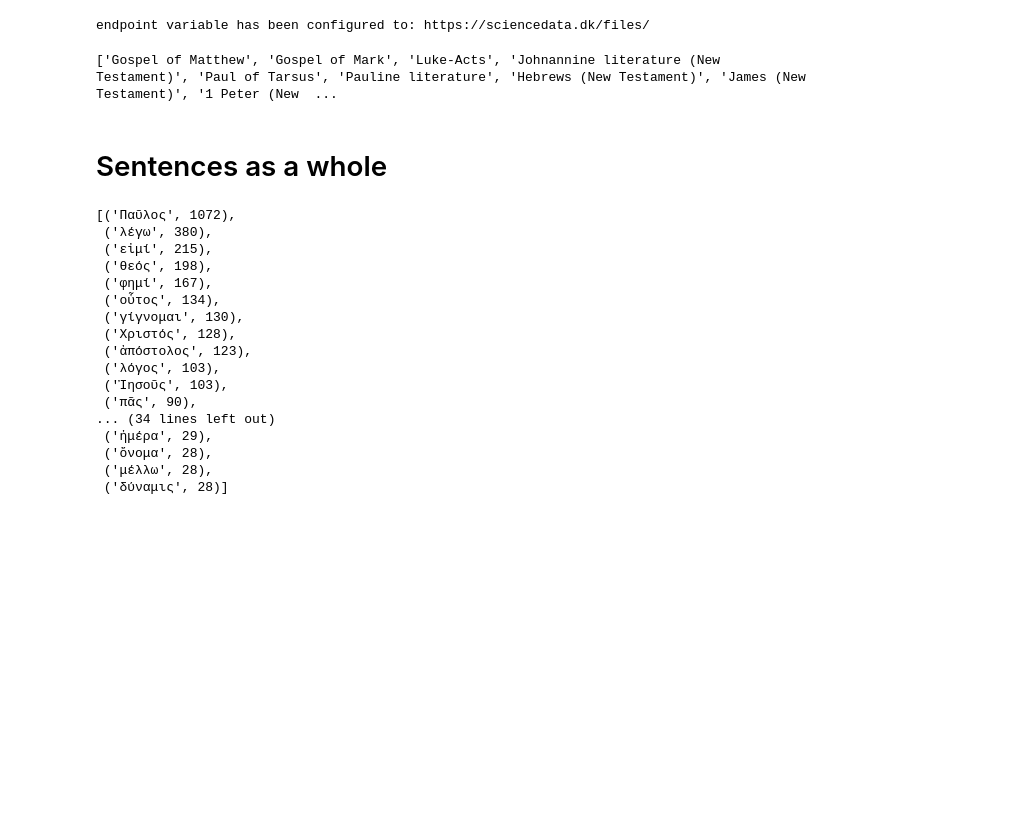
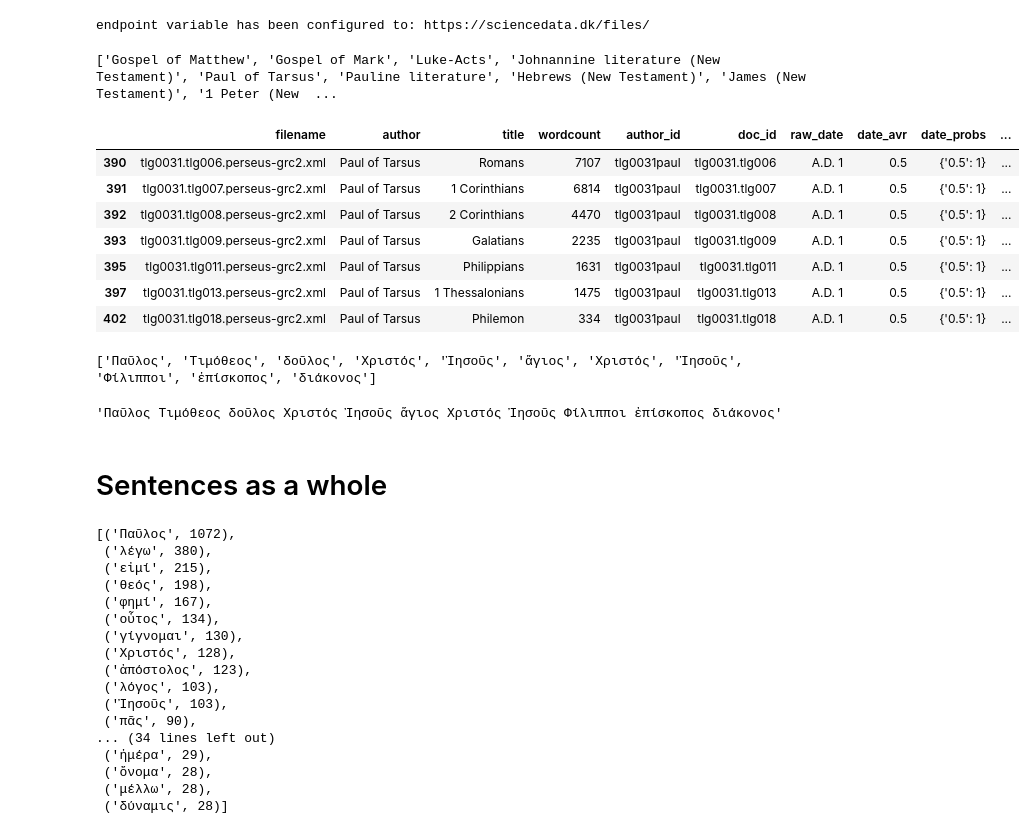
Before and after one commit to kasev/paul, a Jupyter notebook: scripts/2_sentences_explorations.ipynb, the cells around one changed output. Cells and saved outputs as stored; diff of their text form; code cells hidden in the pictures; blank space fills up the shorter version.

```diff
--- a/scripts/2_sentences_explorations.ipynb
+++ b/scripts/2_sentences_explorations.ipynb
@@ -26,6 +26,26 @@ LAGTec = pd.read_json("../data/large_files/LAGTec.json")
 print(LAGTec["author"].unique().tolist())
 # %% [output]
 ['Gospel of Matthew', 'Gospel of Mark', 'Luke-Acts', 'Johnannine literature (New Testament)', 'Paul of Tarsus', 'Pauline literature', 'Hebrews (New Testament)', 'James (New Testament)', '1 Peter (New  ...
+# %%
+LAGTec[LAGTec["author_id"]== "tlg0031paul"]
+# %% [output]
+|  | filename | author | title | wordcount | author_id | doc_id | raw_date | date_avr | date_probs | ... |
+| 390 | tlg0031.tlg006.perseus-grc2.xml | Paul of Tarsus | Romans | 7107 | tlg0031paul | tlg0031.tlg006 | A.D. 1 | 0.5 | {'0.5': 1} | ... |
+| 391 | tlg0031.tlg007.perseus-grc2.xml | Paul of Tarsus | 1 Corinthians | 6814 | tlg0031paul | tlg0031.tlg007 | A.D. 1 | 0.5 | {'0.5': 1} | ... |
+| 392 | tlg0031.tlg008.perseus-grc2.xml | Paul of Tarsus | 2 Corinthians | 4470 | tlg0031paul | tlg0031.tlg008 | A.D. 1 | 0.5 | {'0.5': 1} | ... |
+| 393 | tlg0031.tlg009.perseus-grc2.xml | Paul of Tarsus | Galatians | 2235 | tlg0031paul | tlg0031.tlg009 | A.D. 1 | 0.5 | {'0.5': 1} | ... |
+| 395 | tlg0031.tlg011.perseus-grc2.xml | Paul of Tarsus | Philippians | 1631 | tlg0031paul | tlg0031.tlg011 | A.D. 1 | 0.5 | {'0.5': 1} | ... |
+| 397 | tlg0031.tlg013.perseus-grc2.xml | Paul of Tarsus | 1 Thessalonians | 1475 | tlg0031paul | tlg0031.tlg013 | A.D. 1 | 0.5 | {'0.5': 1} | ... |
+| 402 | tlg0031.tlg018.perseus-grc2.xml | Paul of Tarsus | Philemon | 334 | tlg0031paul | tlg0031.tlg018 | A.D. 1 | 0.5 | {'0.5': 1} | ... |
+# %%
+lem_sentence_example = LAGTec[LAGTec["doc_id"]== "tlg0031.tlg011"]["lemmatized_sentences"].tolist()[0][0]
+print(lem_sentence_example)
+# %% [output]
+['Παῦλος', 'Τιμόθεος', 'δοῦλος', 'Χριστός', 'Ἰησοῦς', 'ἅγιος', 'Χριστός', 'Ἰησοῦς', 'Φίλιπποι', 'ἐπίσκοπος', 'διάκονος']
+# %%
+" ".join(lem_sentence_example)
+# %% [output]
+'Παῦλος Τιμόθεος δοῦλος Χριστός Ἰησοῦς ἅγιος Χριστός Ἰησοῦς Φίλιπποι ἐπίσκοπος διάκονος'
 # %% [markdown]
 # Sentences as a whole
 # %%
```
Also changed, not shown: 5 other files.
